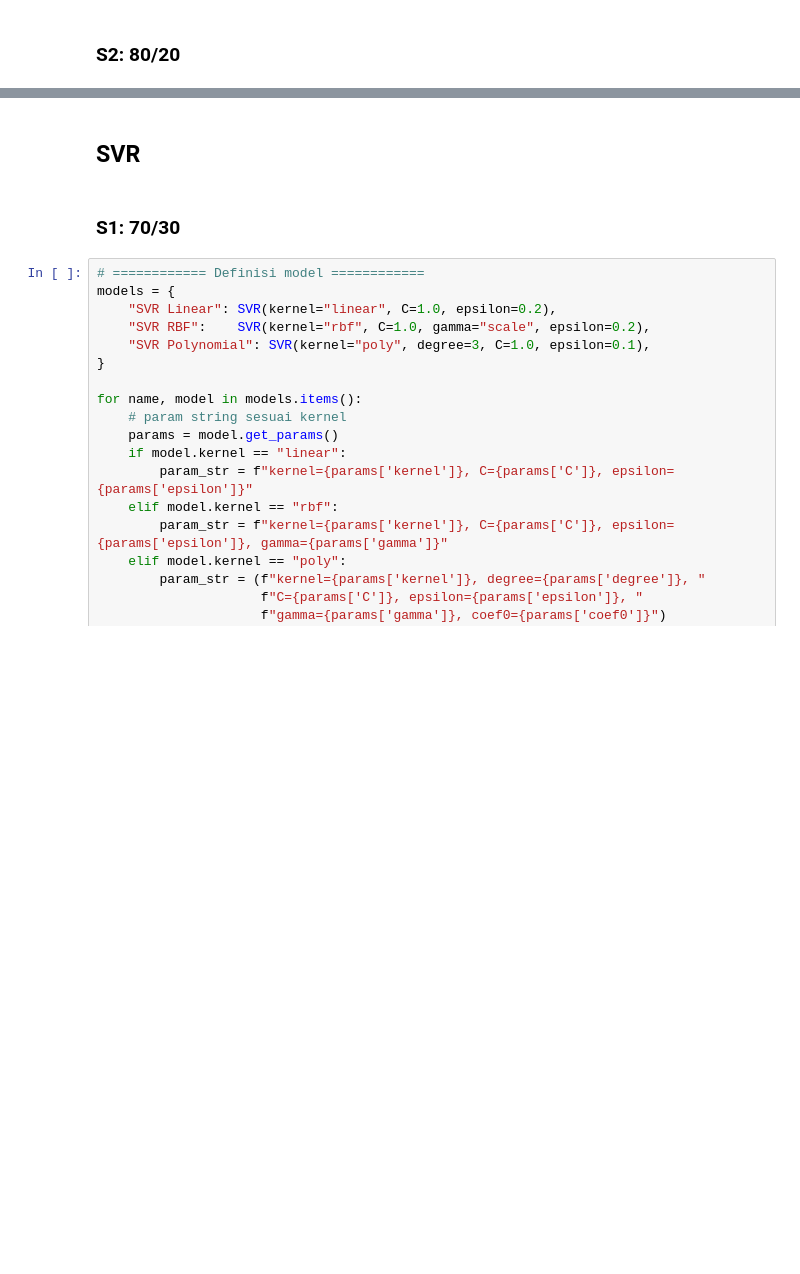
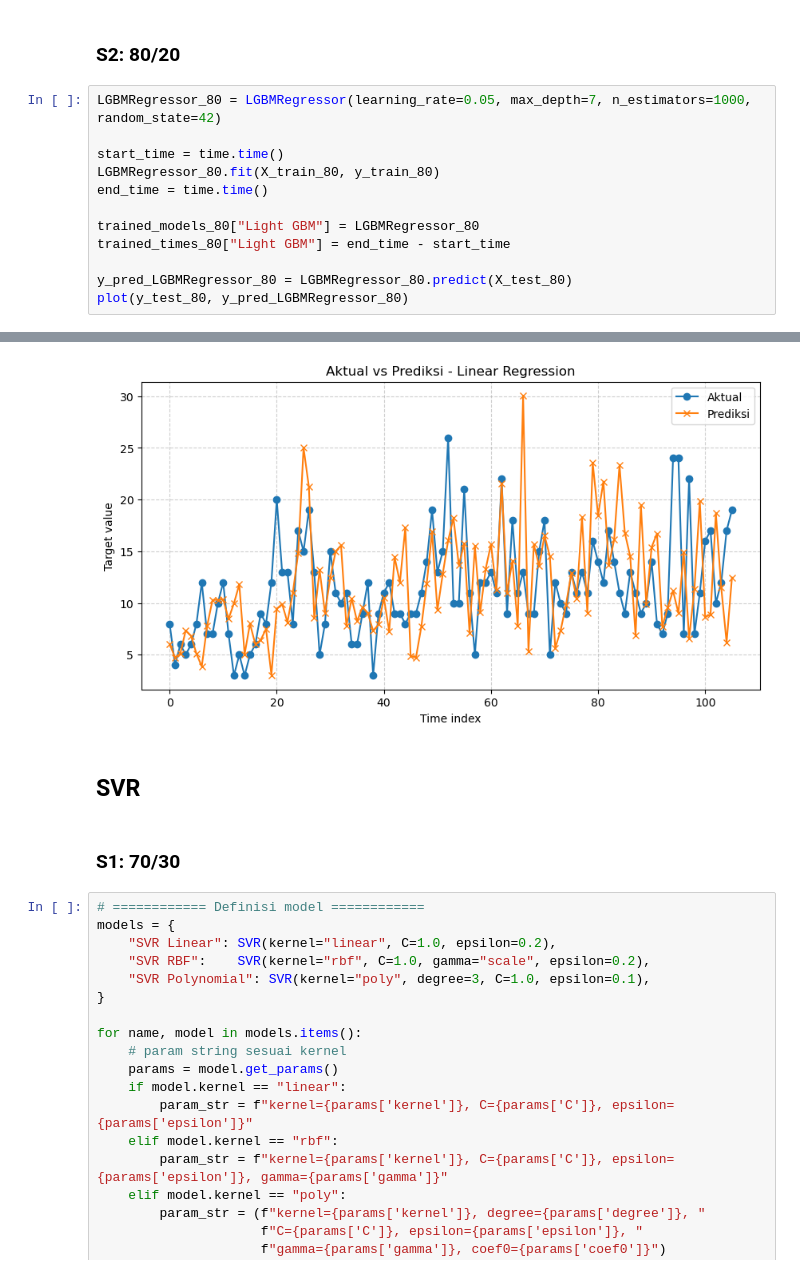
Before and after one commit to Ariwjy/Tugas-Machine-Learning, a Jupyter notebook: Regresi A5.ipynb, the cells around one changed output, grey strips where cells are left out. Cells and saved outputs as stored; diff of their text form; blank space fills up the shorter version.

```diff
--- a/Regresi A5.ipynb
+++ b/Regresi A5.ipynb
@@ -283,2 +343,15 @@ plot(y_test_80, y_pred_XGBRegressor_80)
 # %% [markdown]
 ### S2: 80/20
+# %%
+LGBMRegressor_80 = LGBMRegressor(learning_rate=0.05, max_depth=7, n_estimators=1000, random_state=42)
+
+start_time = time.time()
+LGBMRegressor_80.fit(X_train_80, y_train_80)
+end_time = time.time()
+
+trained_models_80["Light GBM"] = LGBMRegressor_80
+trained_times_80["Light GBM"] = end_time - start_time
+
+y_pred_LGBMRegressor_80 = LGBMRegressor_80.predict(X_test_80)
+plot(y_test_80, y_pred_LGBMRegressor_80)
+# %% [output]
@@ -285,3 +375,4 @@ plot(y_test_80, y_pred_XGBRegressor_80)
+[figure, added]
 # %% [markdown]
 ## SVR
 # %% [markdown]
```
Also changed, not shown: parts of 14 cells of this notebook.
